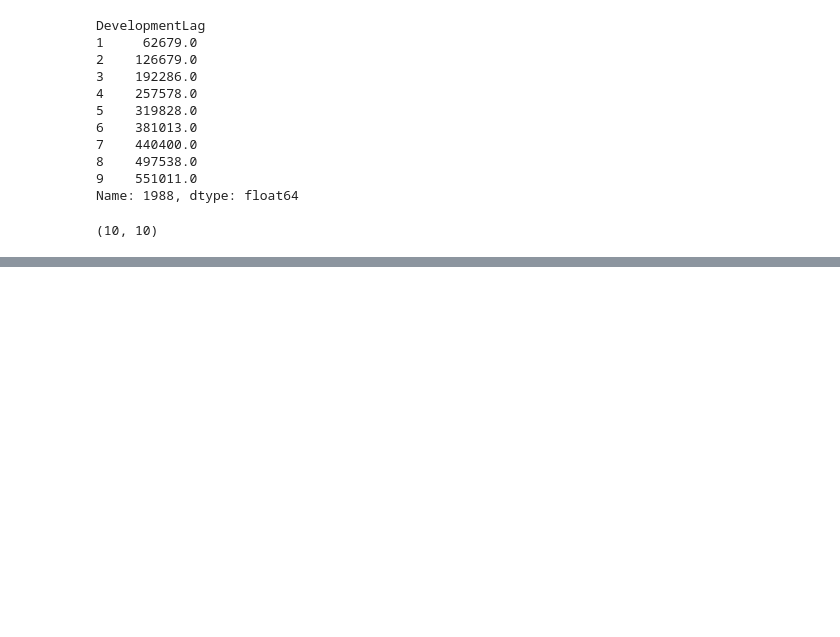
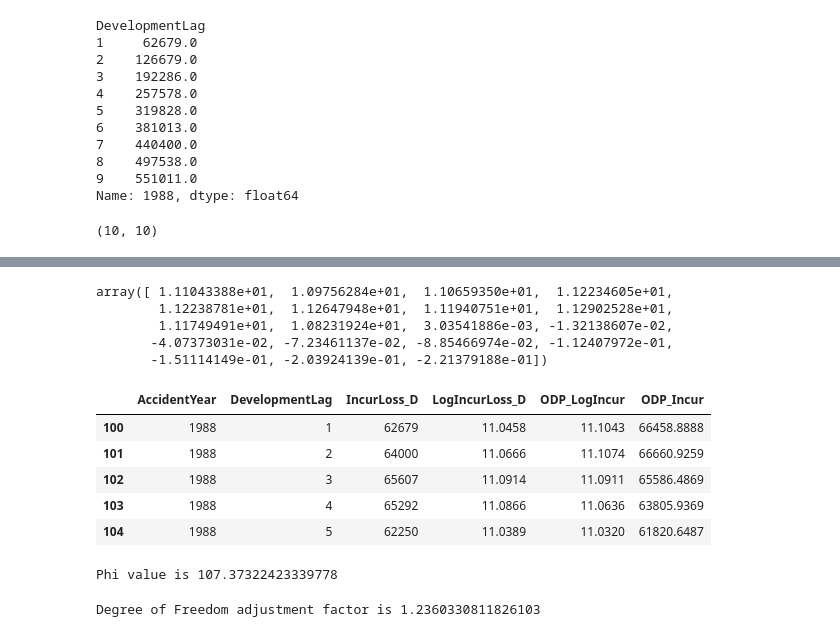
Before and after one commit to leonv1602/claim-reserving, a Jupyter notebook: ODP Bootstrap Model.ipynb, the cells around one changed output, grey strips where cells are left out. Cells and saved outputs as stored; diff of their text form; code cells hidden in the pictures; blank space fills up the shorter version.

```diff
--- a/ODP Bootstrap Model.ipynb
+++ b/ODP Bootstrap Model.ipynb
@@ -162,0 +182,14 @@ shape
+# %%
+i = 0
+j = 9
+temp = df_odp['AccidentYear'].iloc[0]
+for n in range(len(df_odp)):
+    if temp != df_odp['AccidentYear'].iloc[n] :
+        i += 1
+        temp = df_odp['AccidentYear'].iloc[n]
+    X[n,i] = 1
+    if df_odp['DevelopmentLag'].iloc[n] == 1 :
+        j = 9
+    else :
+        j += 1
+        X[n, j] = 1
@@ -162,0 +206,42 @@ shape
+# %%
+def irls(y = y, X = X, iter = 1000):
+    weight = np.eye(55)
+    params = np.array([1]*X.shape[1])
+    for n in range(iter):
+        new_params = np.linalg.inv(X.T.dot(weight).dot(X)).dot(X.T).dot(weight).dot(y)
+        for k in range(weight.shape[0]):
+            weight[k,k] = 1/(max(1e-4,np.abs(y[k] - X[k,:].dot(new_params))))
+        params = new_params
+    return params
+# %%
+odp_params = irls()
+odp_params
+# %% [output]
+array([ 1.11043388e+01,  1.09756284e+01,  1.10659350e+01,  1.12234605e+01,
+        1.12238781e+01,  1.12647948e+01,  1.11940751e+01,  1.12902528e+01,
+        1.11749491e+01,  1.08231924e+01,  3.03541886e-03, -1.32138607e-02,
+       -4.07373031e-02, -7.23461137e-02, -8.85466974e-02, -1.12407972e-01,
+       -1.51114149e-01, -2.03924139e-01, -2.21379188e-01])
+# %%
+df_odp['ODP_LogIncur'] = X.dot(odp_params)
+df_odp['ODP_Incur'] = np.exp(df_odp['ODP_LogIncur'])
+df_odp['pearson_resid'] = (df_odp['IncurLoss_D'] - df_odp['ODP_Incur'])/np.sqrt(df_odp['ODP_Incur'])
+# %%
+df_odp.head()
+# %% [output]
+|  | AccidentYear | DevelopmentLag | IncurLoss_D | LogIncurLoss_D | ODP_LogIncur | ODP_Incur |
+| 100 | 1988 | 1 | 62679 | 11.0458 | 11.1043 | 66458.8888 |
+| 101 | 1988 | 2 | 64000 | 11.0666 | 11.1074 | 66660.9259 |
+| 102 | 1988 | 3 | 65607 | 11.0914 | 11.0911 | 65586.4869 |
+| 103 | 1988 | 4 | 65292 | 11.0866 | 11.0636 | 63805.9369 |
+| 104 | 1988 | 5 | 62250 | 11.0389 | 11.0320 | 61820.6487 |
+# %%
+phi = np.sum(df_odp['pearson_resid']**2)/(df_odp.shape[0] - len(odp_params))
+print(f'Phi value is {phi}')
+# %% [output]
+Phi value is 107.37322423339778
+# %%
+adj_factor = np.sqrt(df_odp.shape[0]/(df_odp.shape[0] - len(odp_params)))
+print(f'Degree of Freedom adjustment factor is {adj_factor}')
+# %% [output]
+Degree of Freedom adjustment factor is 1.2360330811826103
```
Also changed, not shown: parts of 11 cells of this notebook.
